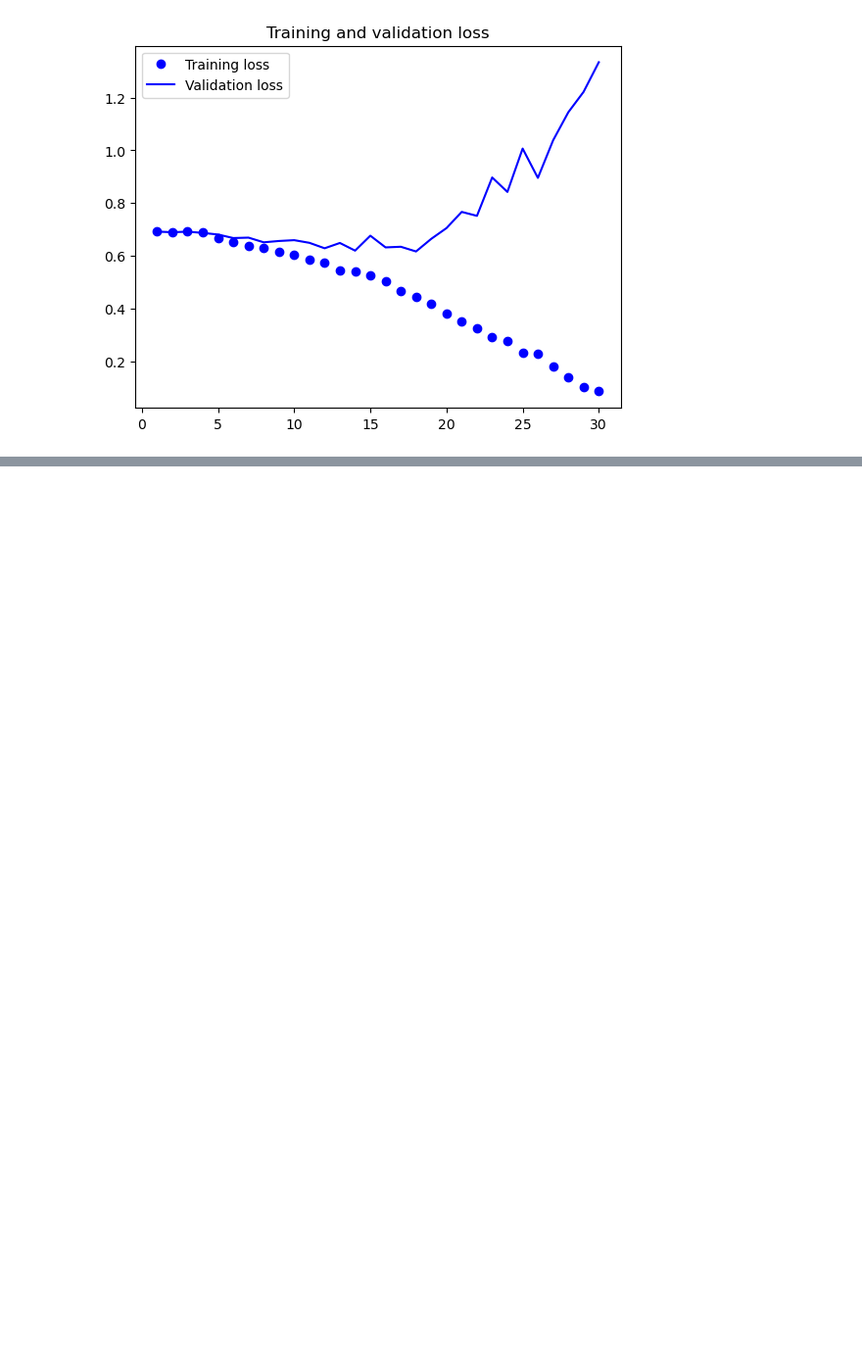
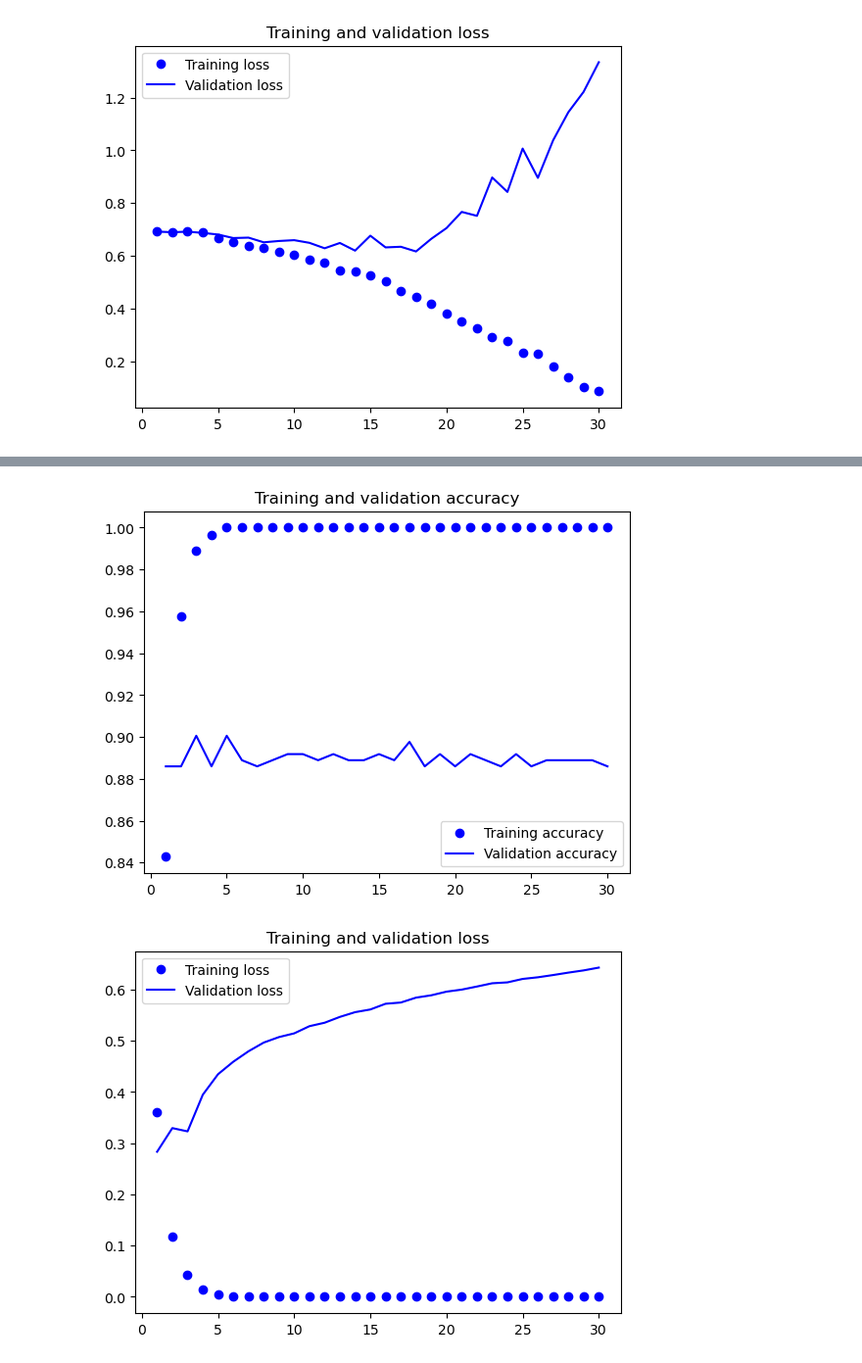
Before and after one commit to junwlee/KoreaUniv, a Jupyter notebook: 24-Fall/DeepLearningPBL/practice/section6/ex1.ipynb, the cells around one changed output, grey strips where cells are left out. Shown at 98% size. Saved outputs shown, nothing was run; the diff lists cells and outputs as text; code cells hidden in the pictures; blank space fills up the shorter version.

```diff
--- a/24-Fall/DeepLearningPBL/practice/section6/ex1.ipynb
+++ b/24-Fall/DeepLearningPBL/practice/section6/ex1.ipynb
@@ -175,0 +242,17 @@ plt.show()
+# %%
+from sklearn.model_selection import train_test_split
+x_train, x_test, y_train, y_test = train_test_split(x5, y5, test_size=0.2, random_state=42, stratify=y5)
+# %%
+from tensorflow.keras.models import Sequential
+from tensorflow.keras.layers import Conv2D, MaxPooling2D, Flatten, Dense, Dropout
+
+model = Sequential()
+model.add(
+    Conv2D(512, (3, 3), activation='relu', input_shape=(x_train.shape[1], x_train.shape[2], x_train.shape[3]))
+)
+model.add(MaxPooling2D(pool_size=(2, 2)))
+model.add(Flatten())
+model.add(Dense(512, activation='relu'))
+model.add(Dropout(0.5))
+model.add(Dense(1, activation='sigmoid'))
+model.summary()
@@ -175,0 +277,8 @@ plt.show()
+# %%
+model.compile(loss='binary_crossentropy', optimizer='adam', metrics=['accuracy'])
+history = model.fit(
+    x_train/np.max(x_train), y_train,
+    batch_size=32,
+    epochs=30,
+    validation_data=(x_test/np.max(x_train), y_test)
+)
@@ -175,0 +303,21 @@ plt.show()
+# %%
+import matplotlib.pyplot as plt
+
+acc = history.history['accuracy']
+val_acc = history.history['val_accuracy']
+loss = history.history['loss']
+val_loss = history.history['val_loss']
+epochs = range(1, len(acc)+1)
+plt.plot(epochs, acc, 'bo', label='Training accuracy')
+plt.plot(epochs, val_acc, 'b', label='Validation accuracy')
+plt.title('Training and validation accuracy')
+plt.legend()
+plt.figure()
+plt.plot(epochs, loss, 'bo', label='Training loss')
+plt.plot(epochs, val_loss, 'b', label='Validation loss')
+plt.title('Training and validation loss')
+plt.legend()
+plt.show()
+# %% [output]
+[figure, added]
+[figure, added]
```
Also changed, not shown: parts of 7 cells of this notebook.
